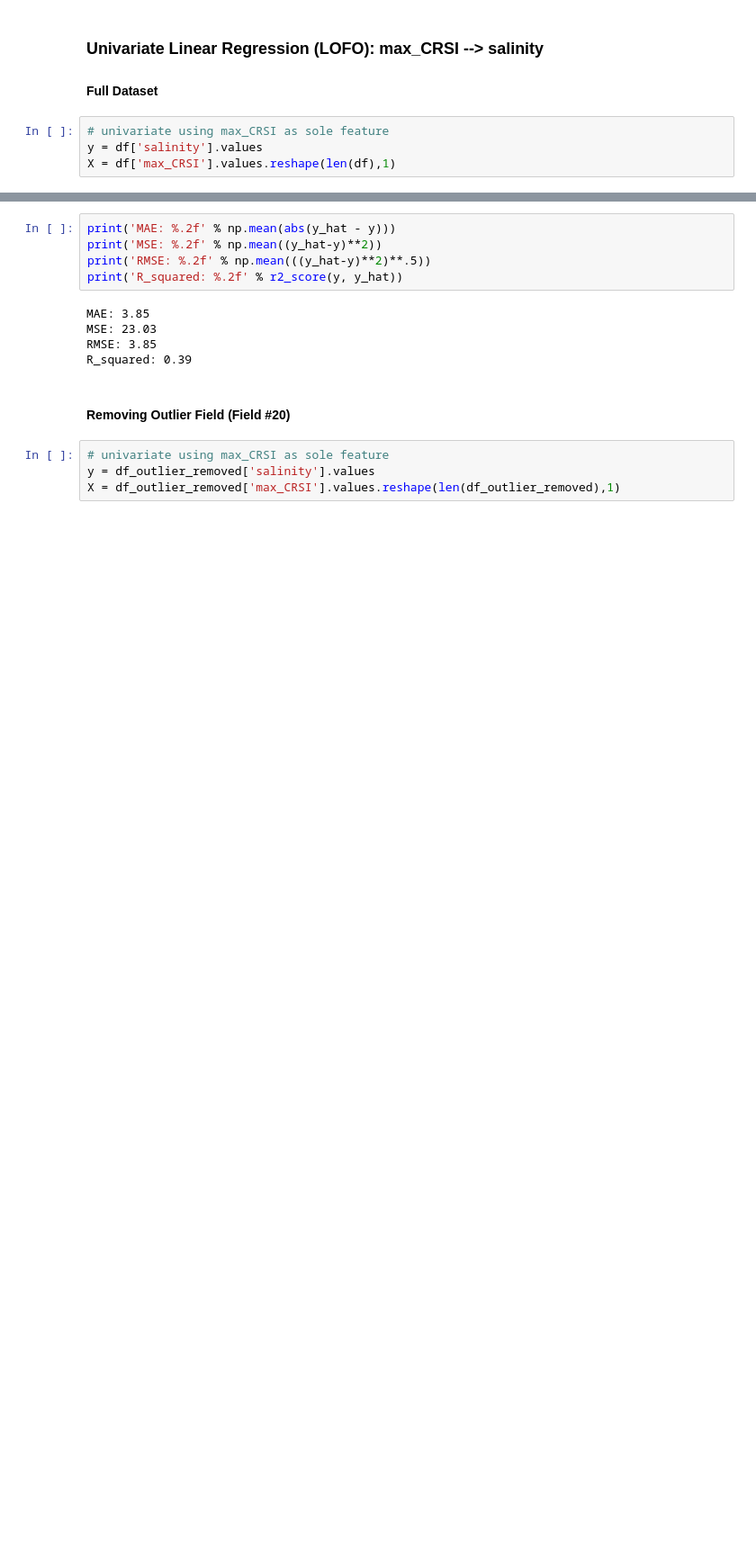
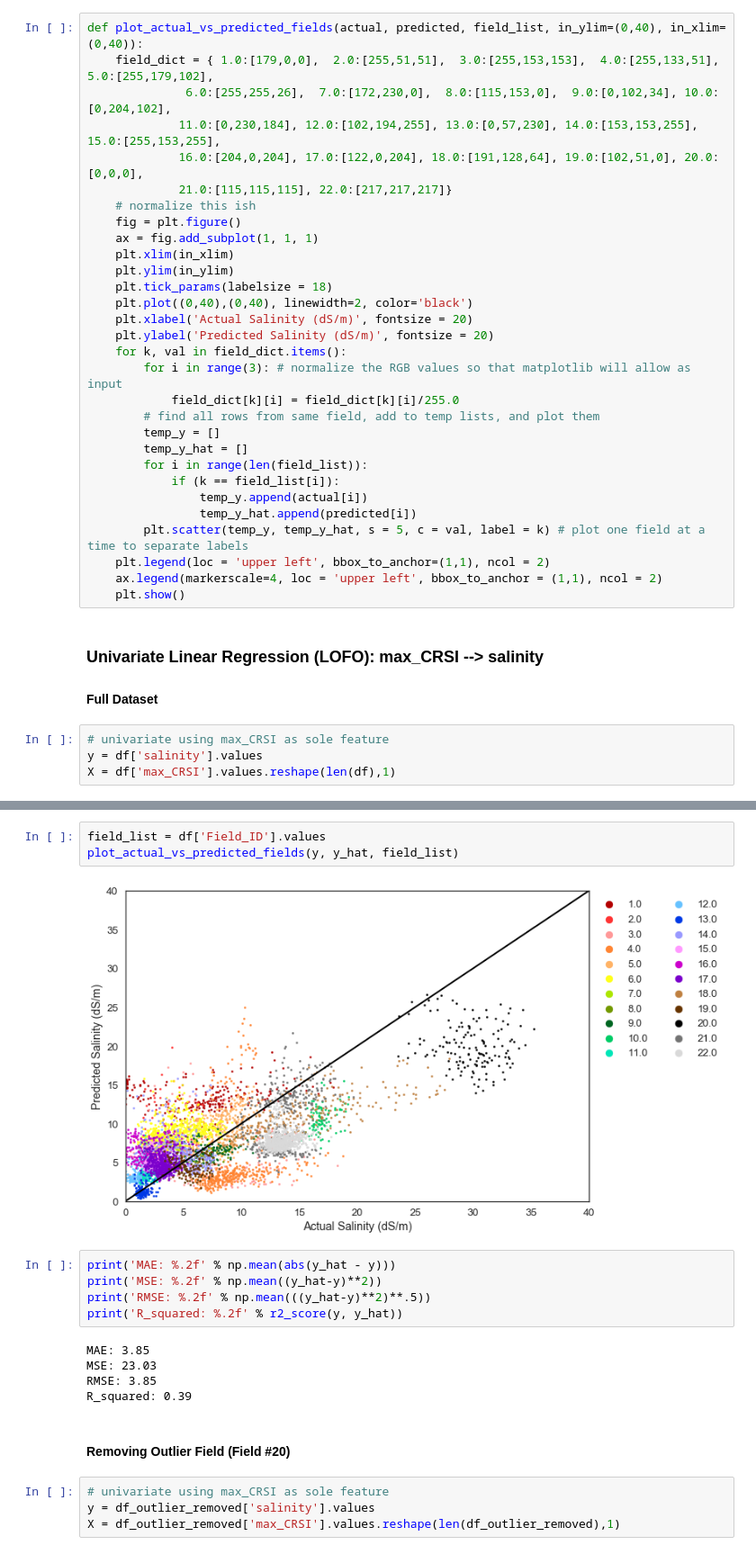
Before and after one commit to anquay/SanJoaquinSalinityML, a Jupyter notebook: Univariate_Multivariate_Regressions.ipynb, the cells around one changed output, grey strips where cells are left out. Shown at 90% size. Cells and saved outputs as stored; diff of their text form; blank space fills up the shorter version.

```diff
--- a/Univariate_Multivariate_Regressions.ipynb
+++ b/Univariate_Multivariate_Regressions.ipynb
@@ -96,6 +164,36 @@ def plot_actual_vs_predicted(actual, predicted, ylim=(0,40), xlim=(0,40)):
     plt.xlabel('Actual Salinity (dS/m)')
     plt.ylabel('Predicted Salinity (dS/m)')
     plt.show()
+# %%
+def plot_actual_vs_predicted_fields(actual, predicted, field_list, in_ylim=(0,40), in_xlim=(0,40)):
+    field_dict = { 1.0:[179,0,0],  2.0:[255,51,51],  3.0:[255,153,153],  4.0:[255,133,51],  5.0:[255,179,102],
+              6.0:[255,255,26],  7.0:[172,230,0],  8.0:[115,153,0],  9.0:[0,102,34], 10.0:[0,204,102],
+             11.0:[0,230,184], 12.0:[102,194,255], 13.0:[0,57,230], 14.0:[153,153,255], 15.0:[255,153,255],
+             16.0:[204,0,204], 17.0:[122,0,204], 18.0:[191,128,64], 19.0:[102,51,0], 20.0:[0,0,0],
+             21.0:[115,115,115], 22.0:[217,217,217]}
+    # normalize this ish
+    fig = plt.figure()
+    ax = fig.add_subplot(1, 1, 1)
+    plt.xlim(in_xlim)
+    plt.ylim(in_ylim)
+    plt.tick_params(labelsize = 18)
+    plt.plot((0,40),(0,40), linewidth=2, color='black')
+    plt.xlabel('Actual Salinity (dS/m)', fontsize = 20)
+    plt.ylabel('Predicted Salinity (dS/m)', fontsize = 20)
+    for k, val in field_dict.items():
+        for i in range(3): # normalize the RGB values so that matplotlib will allow as input
+            field_dict[k][i] = field_dict[k][i]/255.0
+        # find all rows from same field, add to temp lists, and plot them
+        temp_y = []
+        temp_y_hat = []
+        for i in range(len(field_list)):
+            if (k == field_list[i]):
+                temp_y.append(actual[i])
+                temp_y_hat.append(predicted[i])
+        plt.scatter(temp_y, temp_y_hat, s = 5, c = val, label = k) # plot one field at a time to separate labels
+    plt.legend(loc = 'upper left', bbox_to_anchor=(1,1), ncol = 2)
+    ax.legend(markerscale=4, loc = 'upper left', bbox_to_anchor = (1,1), ncol = 2)
+    plt.show()
 # %% [markdown]
 ### Univariate Linear Regression (LOFO): max_CRSI --> salinity
 #### Full Dataset
@@ -130,3 +232,8 @@ plot_actual_vs_predicted(y, y_hat)
+# %%
+field_list = df['Field_ID'].values
+plot_actual_vs_predicted_fields(y, y_hat, field_list)
+# %% [output]
+[figure, added]
 # %%
 print('MAE: %.2f' % np.mean(abs(y_hat - y)))
 print('MSE: %.2f' % np.mean((y_hat-y)**2))
```
Also changed, not shown: parts of 41 cells of this notebook, 6 other files.
